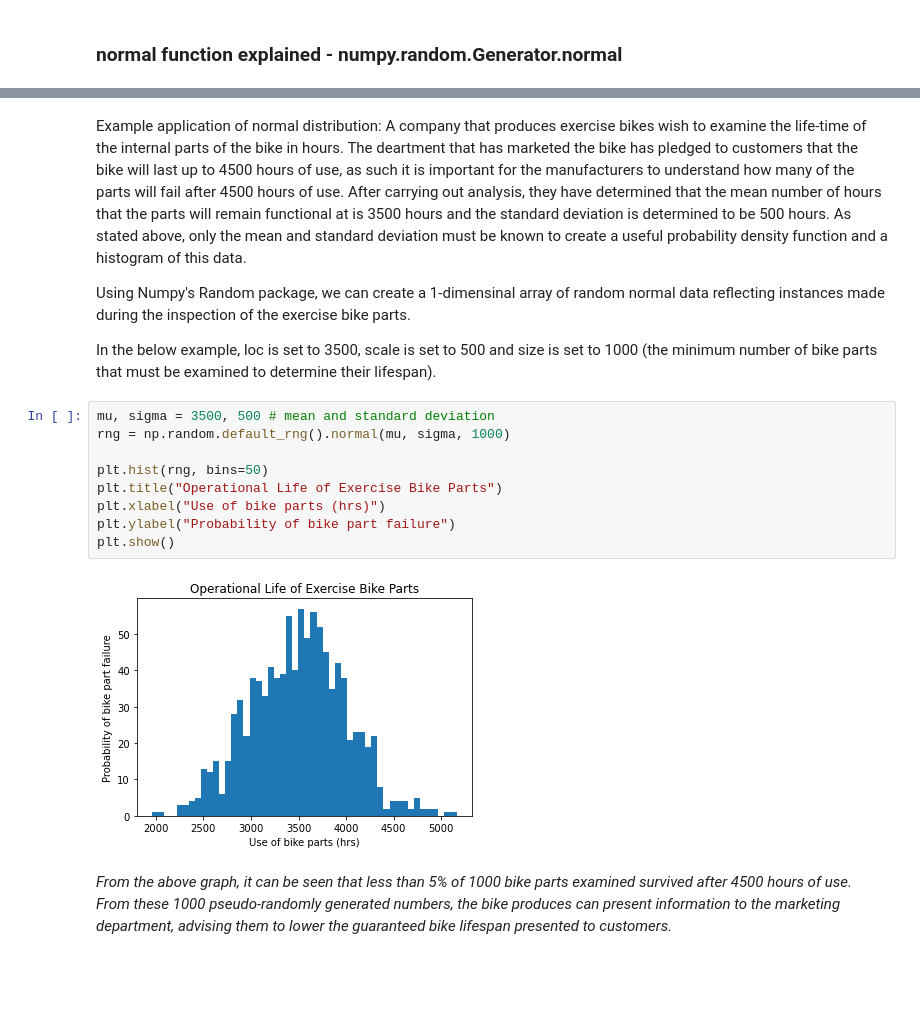
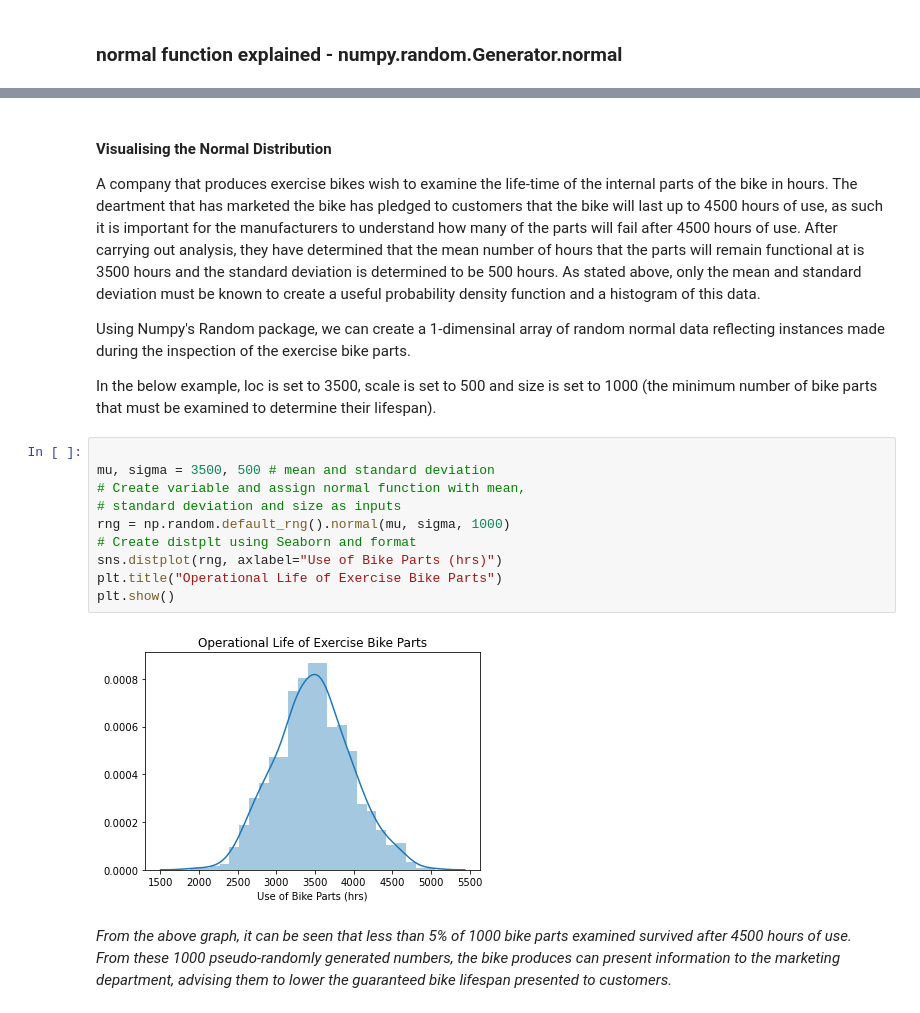
Before and after one commit to PJFinnerty/52465-Assignment, a Jupyter notebook: q3.practice.ipynb, the cells around one changed output, grey strips where cells are left out. Saved outputs shown, nothing was run; the diff lists cells and outputs as text; blank space fills up the shorter version.

Commit message:
Added description and images to Q3 distribution section. Completed numpy simuations using Seaborn.

```diff
--- a/q3.practice.ipynb
+++ b/q3.practice.ipynb
@@ -206,21 +240,22 @@ print(n)
 # %% [markdown]
-Example application of normal distribution:
+#### Visualising the Normal Distribution
 A company that produces exercise bikes wish to examine the life-time of the internal parts of the bike in hours. The deartment that has marketed the bike has pledged to customers that the bike will last up to 4500 hours of use, as such it is important for the manufacturers to understand how many of the parts will fail after 4500 hours of use. After carrying out analysis, they have determined that the mean number of hours that the parts will remain functional at is 3500 hours and the standard deviation is determined to be 500 hours. As stated above, only the mean and standard deviation must be known to create a useful probability density function and a histogram of this data.
 
 Using Numpy's Random package, we can create a 1-dimensinal array of random normal data reflecting instances made during the inspection of the exercise bike parts.
 
 In the below example, loc is set to 3500, scale is set to 500 and size is set to 1000 (the minimum number of bike parts that must be examined to determine their lifespan).
 # %%
+
 mu, sigma = 3500, 500 # mean and standard deviation
+# Create variable and assign normal function with mean,
+# standard deviation and size as inputs
 rng = np.random.default_rng().normal(mu, sigma, 1000)
-
-plt.hist(rng, bins=50)
+# Create distplt using Seaborn and format
+sns.distplot(rng, axlabel="Use of Bike Parts (hrs)")
 plt.title("Operational Life of Exercise Bike Parts")
-plt.xlabel("Use of bike parts (hrs)")
-plt.ylabel("Probability of bike part failure")
 plt.show()
 # %% [output]
-[figure, old version]
+[figure, new version]
 # %% [markdown]
 *From the above graph, it can be seen that less than 5% of 1000 bike parts examined survived after 4500 hours of use. From these 1000 pseudo-randomly generated numbers, the bike produces can present information to the marketing department, advising them to lower the guaranteed bike lifespan presented to customers.*
 # %% [markdown]
```
Also changed, not shown: parts of 55 cells of this notebook, 3 other files.
